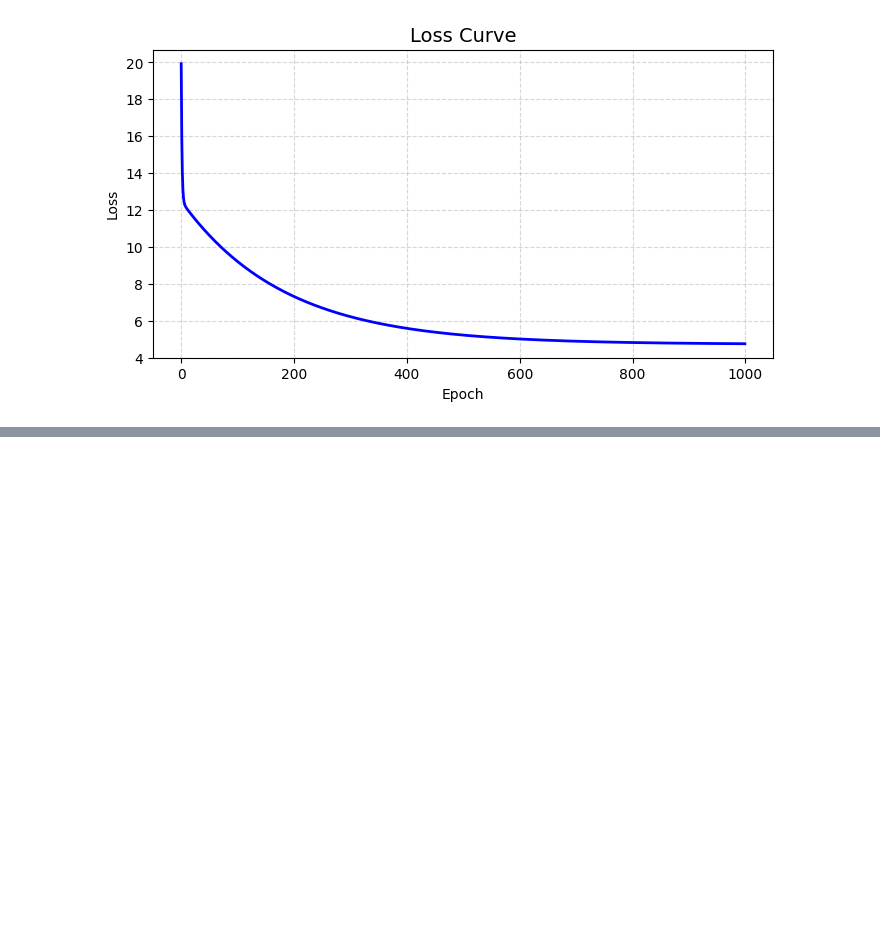
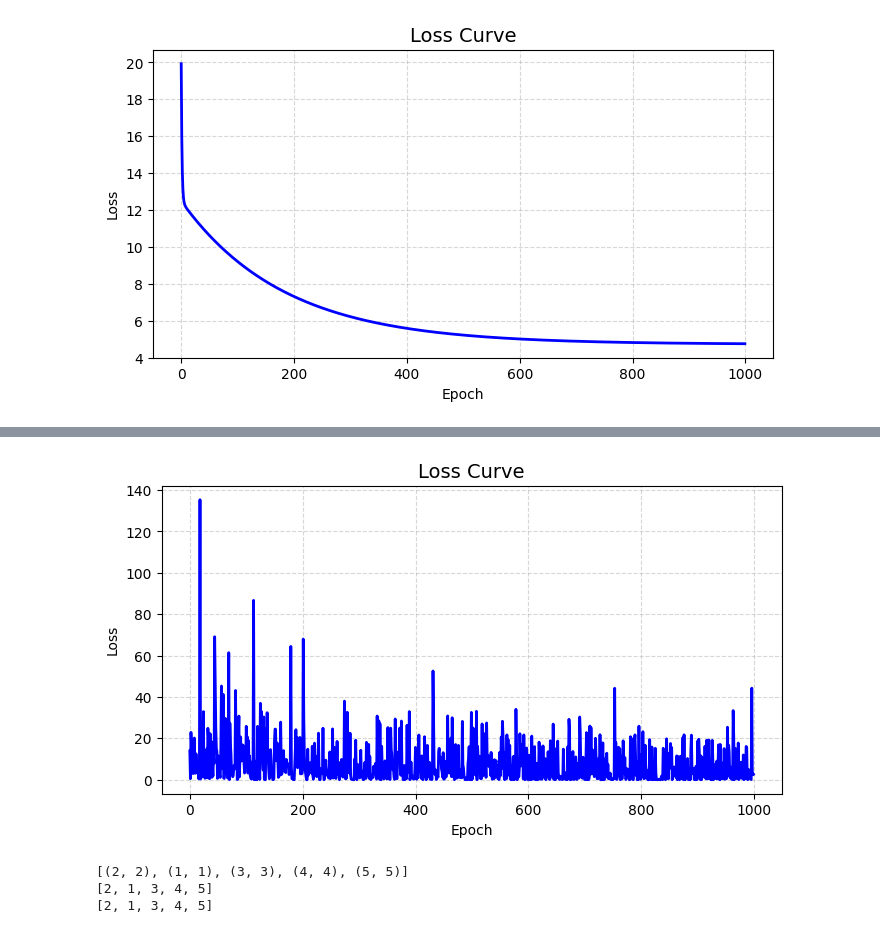
Before and after one commit to Paulyang80/DeepLearningLab, a Jupyter notebook: notebooks/01-linear-regression.ipynb, the cells around one changed output, grey strips where cells are left out. Saved outputs shown, nothing was run; the diff lists cells and outputs as text; code cells hidden in the pictures; blank space fills up the shorter version.

```diff
--- a/notebooks/01-linear-regression.ipynb
+++ b/notebooks/01-linear-regression.ipynb
@@ -335,0 +446,26 @@ plt.show()
+# %%
+fig, ax = plt.subplots(figsize=(8, 4))
+ax.plot(loss_history, color='blue', linewidth=2)
+
+ax.set_title("Loss Curve", fontsize=14)
+ax.set_xlabel("Epoch")
+ax.set_ylabel("Loss")
+ax.grid(True, linestyle="--", alpha=0.5)
+plt.show()
+# %% [output]
+[figure, added]
+# %%
+test_x = [1,2,3,4,5]
+test_y = [1,2,3,4,5]
+data = list(zip(test_x, test_y))
+random.shuffle(data)
+print(data)
+shuffled_x, shuffled_y = zip(*data)
+shuffled_x = list(shuffled_x)
+shuffled_y = list(shuffled_y)
+print(shuffled_x)
+print(shuffled_y)
+# %% [output]
+[(2, 2), (1, 1), (3, 3), (4, 4), (5, 5)]
+[2, 1, 3, 4, 5]
+[2, 1, 3, 4, 5]
```
Also changed, not shown: parts of 19 cells of this notebook.
